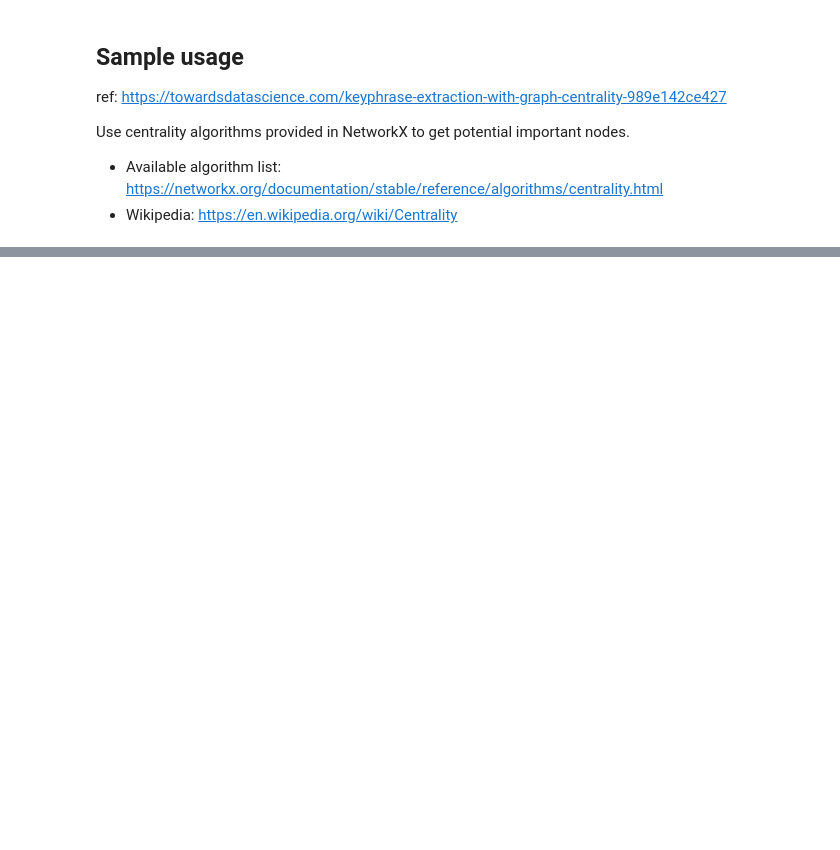
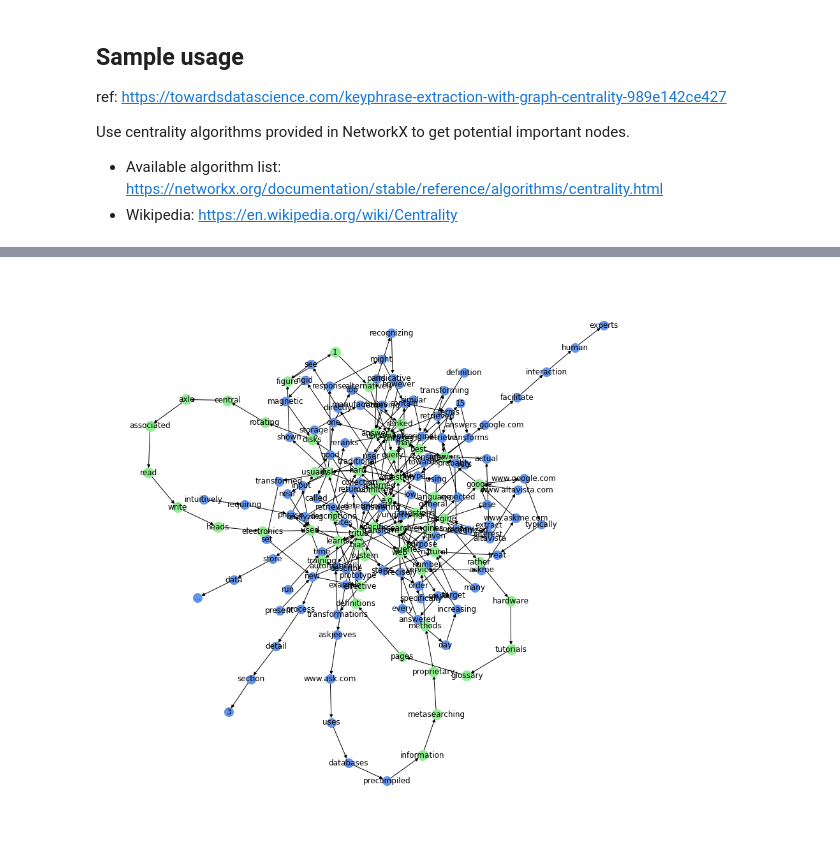
Before and after one commit to cloudewu/text-in-graph, a Jupyter notebook: graph_representation.ipynb, the cells around one changed output, grey strips where cells are left out. Cells and saved outputs as stored; diff of their text form; code cells hidden in the pictures; blank space fills up the shorter version.

```diff
--- a/graph_representation.ipynb
+++ b/graph_representation.ipynb
@@ -182,3 +172,0 @@ returned        0.05
-# %%
-node_scores = nx.betweenness_centrality(G_weighted)
-print_highest(node_scores, 20)
@@ -202,0 +173,9 @@ returned        0.05
+# %%
+def get_keywords(scores:dict, n:int = None):
+    sorted_scores = sorted(scores.items(), key=lambda item: -item[1])
+    if not n:
+        n = int(len(node_scores) / 3)
+    return [token for token, _ in sorted_scores[:n]]
+# %%
+keywords = get_keywords(node_scores, int(len(node_scores)/3))
+keywords[:10]
@@ -202,0 +193,5 @@ returned        0.05
+# %%
+G_directed = build_graph(data, directed=True)
+plot_graph(G_directed, highlight=keywords)
+# %% [output]
+[figure, added]
```
Also changed, not shown: parts of 16 cells of this notebook, 2 other files.
